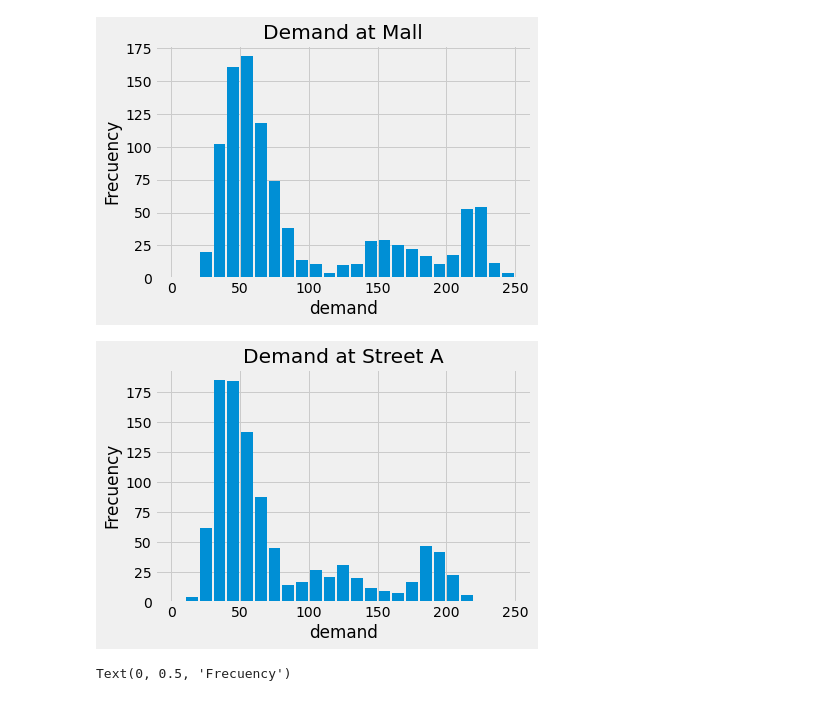
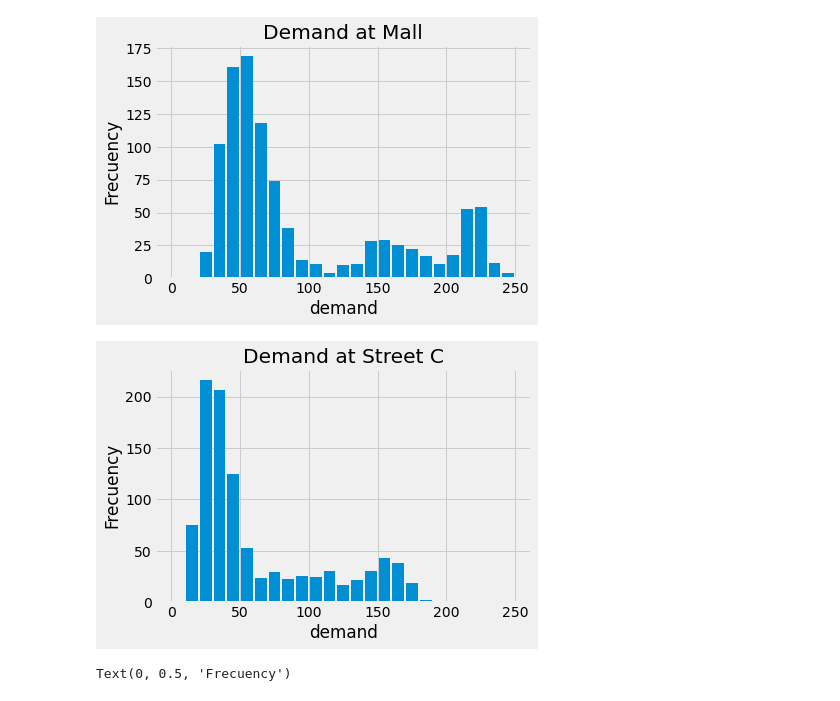
Before and after one commit to BDFteam/AcademicSkills2021, a Jupyter notebook: ex4.ipynb, the cells around one changed output. Cells and saved outputs as stored; diff of their text form; code cells hidden in the pictures.

```diff
--- a/ex4.ipynb
+++ b/ex4.ipynb
@@ -131,15 +159,16 @@ plt.style.use('fivethirtyeight')
 # %% [output]
 [figure]
 # %%
+'''histogram of street C'''
 bins=25
 binwidth=10
 bb=np.arange(0,bins*binwidth+0.001,binwidth)
-plt.hist(df['streetA'], bb, rwidth=0.85)
-plt.title("Demand at Street A")
+plt.hist(df['streetC'], bb, rwidth=0.85)
+plt.title("Demand at Street C")
 plt.xlabel("demand")
 plt.ylabel("Frecuency")
 plt.grid(True)
 plt.style.use('fivethirtyeight')
 # %% [output]
-[figure, old version]
+[figure, new version]
 # %%
```
Also changed, not shown: parts of 21 cells of this notebook.
